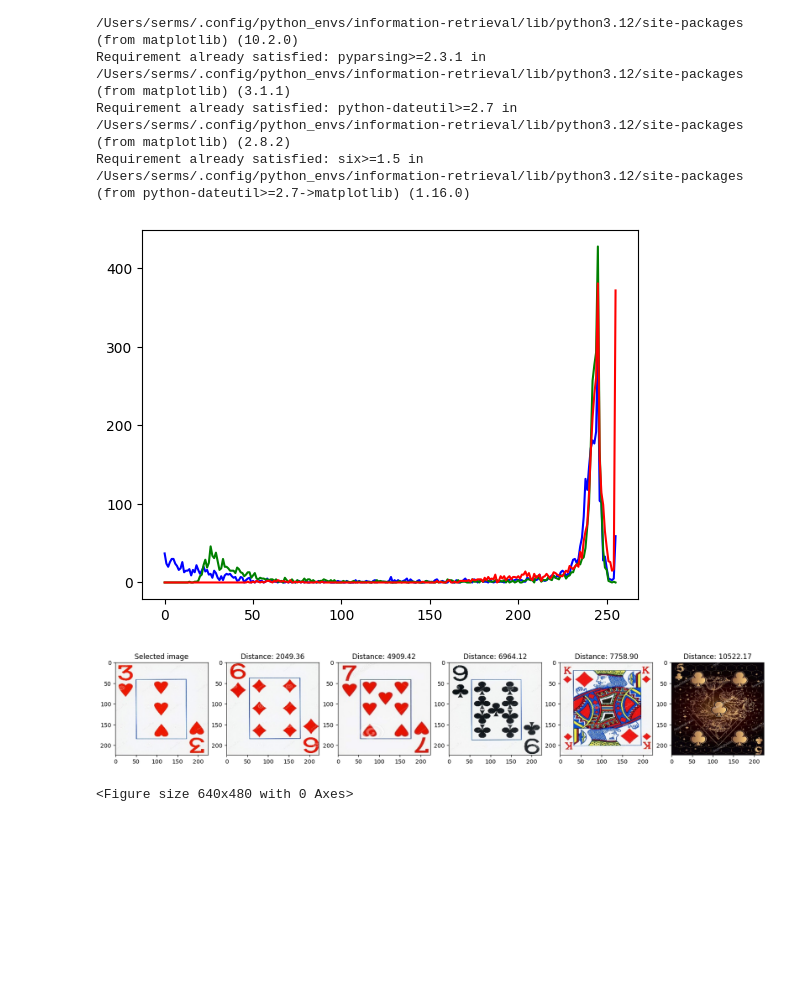
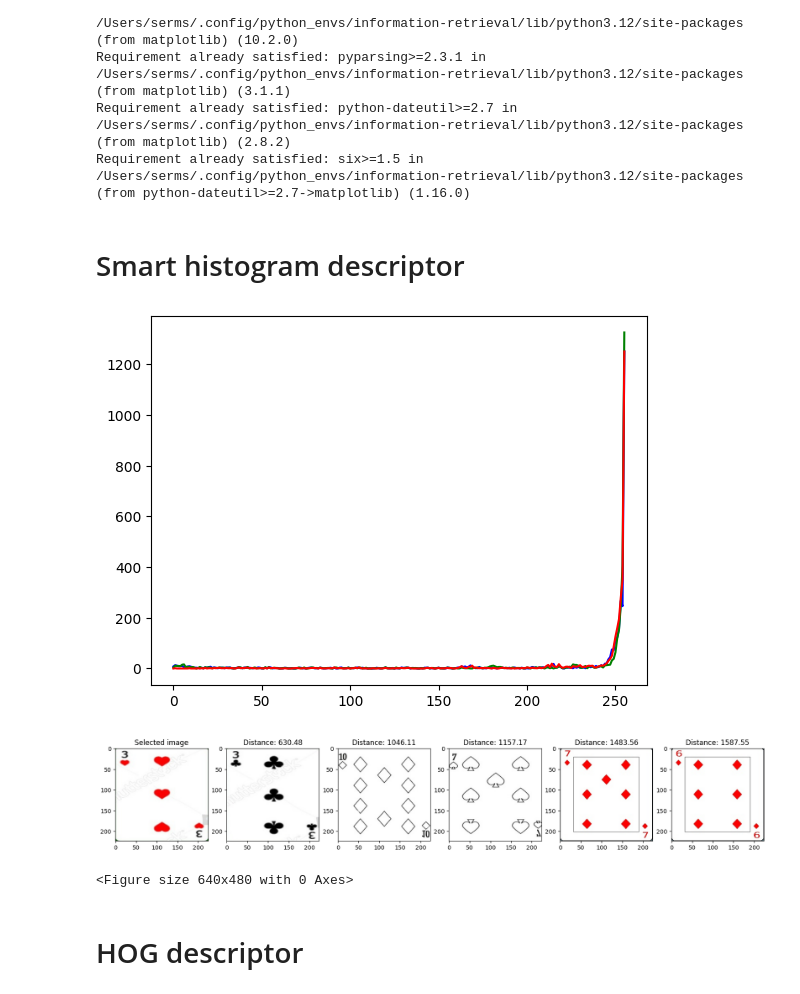
Before and after one commit to Serms1999/information-retrieval, a Jupyter notebook: assignment2/assignment2.ipynb, the cells around one changed output. Saved outputs shown, nothing was run; the diff lists cells and outputs as text; code cells hidden in the pictures; blank space fills up the shorter version.

```diff
--- a/assignment2/assignment2.ipynb
+++ b/assignment2/assignment2.ipynb
@@ -19,4 +20,6 @@ import matplotlib.pyplot as plt
 import os
+# %% [markdown]
+# Smart histogram descriptor
 # %%
 images = {}
 for folder in os.listdir('img'):
@@ -43,13 +46,13 @@ for name, img in images_divided.items():
         hist.append(histr)
     images_divided_hist[name] = hist
 # %%
-selected_img = 'three-of-hearts-4'
+selected_img = 'three-of-hearts-1'
 # %%
 for i, col in enumerate(color):
     plt.plot(images_divided_hist[selected_img][0][i], color=col)
 plt.show()
 # %% [output]
-[figure, old version]
+[figure, new version]
 # %%
 def calculate_distance_sub_img(sub_img1, sub_img2):
     distance = 0
@@ -64,21 +67,23 @@ def calculate_distance_img(img1, img2):
     return distance / len(img1)
 # %%
 def calculate_distances_to_all_images(img, images):
-    dist = [(name, calculate_distance_img(img, img2)) for name, img2 in images.items()]
-    dist.sort(key=lambda x: x[1])
+    dist = {name: calculate_distance_img(img, img2) for name, img2 in images.items()}
     return dist
 # %%
-distances = calculate_distances_to_all_images(images_divided_hist[selected_img], images_divided_hist)
+distances_hist = calculate_distances_to_all_images(images_divided_hist[selected_img], images_divided_hist)
 # %%
 # Plot with the 5 most similar images to the one we selected
 fig, ax = plt.subplots(1, 6, figsize=(20, 5))
 ax[0].imshow(cv.cvtColor(images[selected_img], cv.COLOR_BGR2RGB))
 ax[0].set_title('Selected image')
+ordered_hist_distances = sorted(distances_hist.items(), key=lambda x: x[1])
 for i in range(1, 6):
-    ax[i].imshow(cv.cvtColor(images[distances[i][0]], cv.COLOR_BGR2RGB))
-    ax[i].set_title(f'Distance: {distances[i][1]:.2f}')
+    ax[i].imshow(cv.cvtColor(images[ordered_hist_distances[i][0]], cv.COLOR_BGR2RGB))
+    ax[i].set_title(f'Distance: {ordered_hist_distances[i][1]:.2f}')
 plt.show()
 plt.clf()
 # %% [output]
-[figure, old version]
+[figure, new version]
 <Figure size 640x480 with 0 Axes>
+# %% [markdown]
+# HOG descriptor
```
Also changed, not shown: parts of 8 cells of this notebook, 1 other file.
